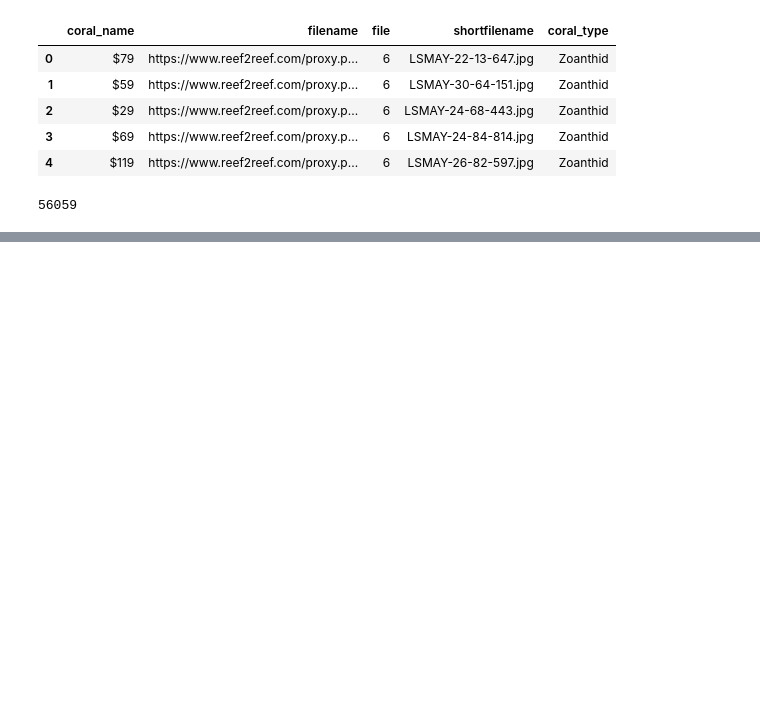
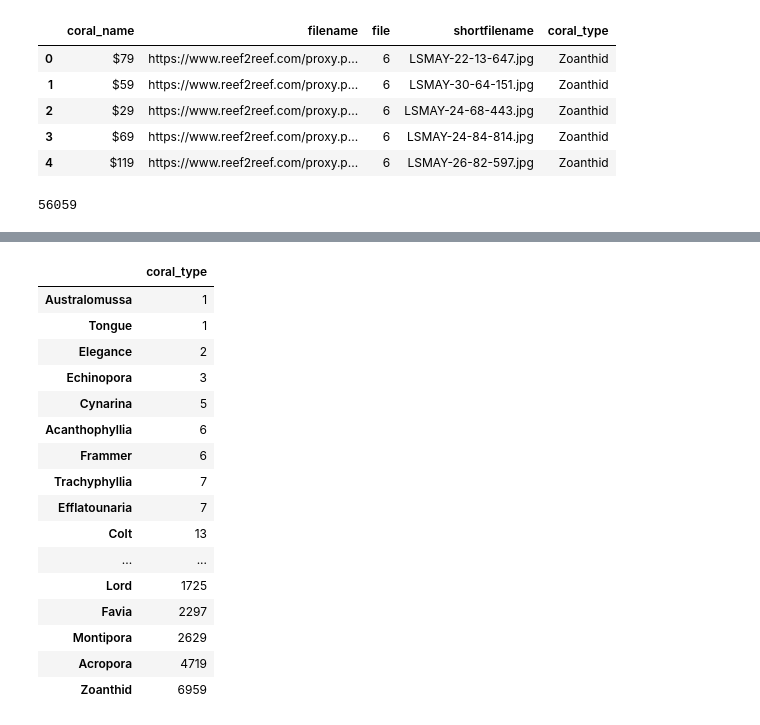
Before and after one commit to Frizzles7/coral_id, a Jupyter notebook: coral_names_cleanup.ipynb, the cells around one changed output, grey strips where cells are left out. Drawn from its saved outputs; the diff is of its cells as text; code cells hidden in the pictures; blank space fills up the shorter version.

```diff
--- a/coral_names_cleanup.ipynb
+++ b/coral_names_cleanup.ipynb
@@ -871,0 +861,20 @@ df.shape[0]
+# %%
+df['coral_type'].value_counts(dropna=False, ascending=True).to_frame()
+# %% [output]
+|  | coral_type |
+| Australomussa | 1 |
+| Tongue | 1 |
+| Elegance | 2 |
+| Echinopora | 3 |
+| Cynarina | 5 |
+| Acanthophyllia | 6 |
+| Frammer | 6 |
+| Trachyphyllia | 7 |
+| Efflatounaria | 7 |
+| Colt | 13 |
+| ... | ... |
+| Lord | 1725 |
+| Favia | 2297 |
+| Montipora | 2629 |
+| Acropora | 4719 |
+| Zoanthid | 6959 |
```
Also changed, not shown: parts of 15 cells of this notebook.
